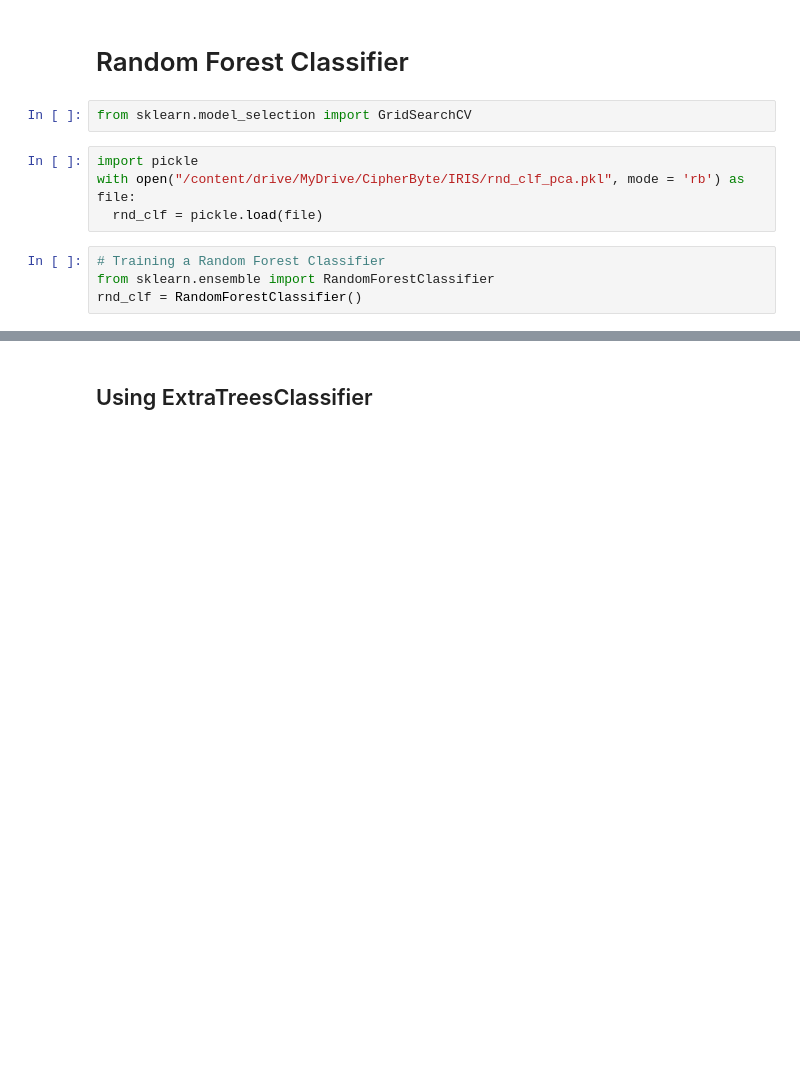
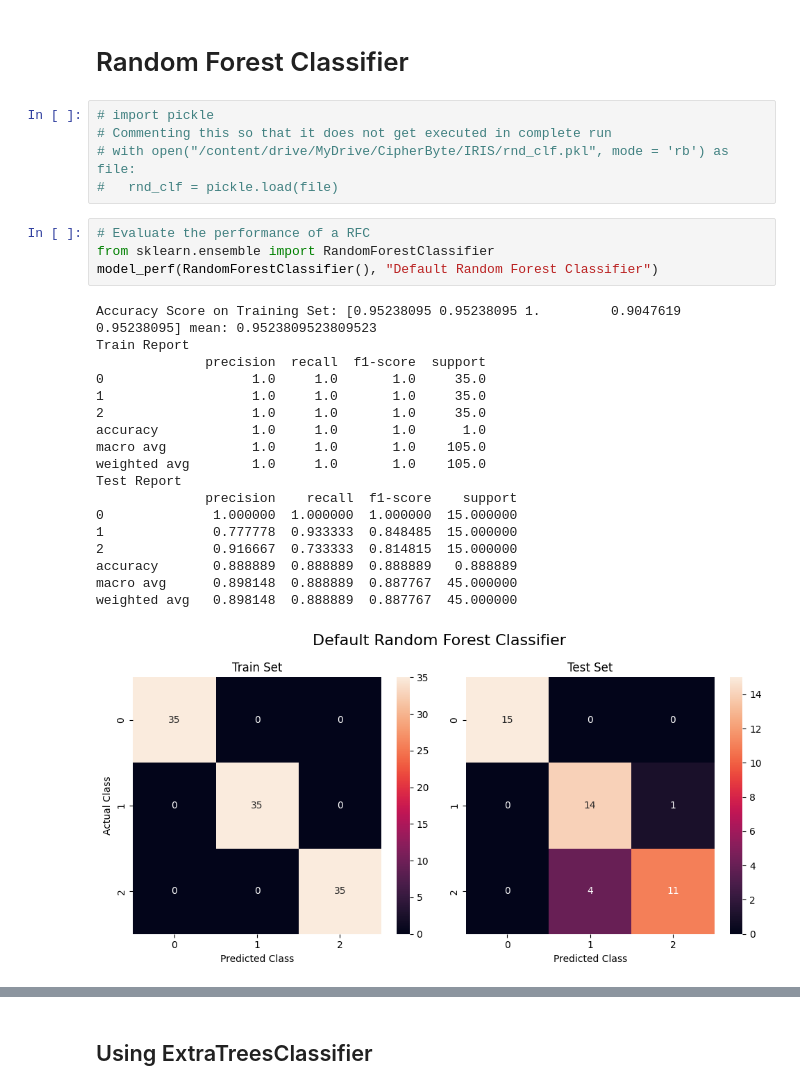
Before and after one commit to Manan-Parakh/CBTCIP-, a Jupyter notebook: IRIS/Iris_Flower_Classification.ipynb, the cells around one changed output, grey strips where cells are left out. Drawn from its saved outputs; the diff is of its cells as text; blank space fills up the shorter version.

```diff
--- a/IRIS/Iris_Flower_Classification.ipynb
+++ b/IRIS/Iris_Flower_Classification.ipynb
@@ -239,12 +215,30 @@ def model_perf(model, figsave = True):
 # %% [markdown]
 # Random Forest Classifier
-# %%
-from sklearn.model_selection import GridSearchCV
 # %%
-import pickle
-with open("/content/drive/MyDrive/CipherByte/IRIS/rnd_clf_pca.pkl", mode = 'rb') as file:
-  rnd_clf = pickle.load(file)
+# import pickle
+# Commenting this so that it does not get executed in complete run
+# with open("/content/drive/MyDrive/CipherByte/IRIS/rnd_clf.pkl", mode = 'rb') as file:
+#   rnd_clf = pickle.load(file)
 # %%
-# Training a Random Forest Classifier
+# Evaluate the performance of a RFC
 from sklearn.ensemble import RandomForestClassifier
-rnd_clf = RandomForestClassifier()
+model_perf(RandomForestClassifier(), "Default Random Forest Classifier")
+# %% [output]
+Accuracy Score on Training Set: [0.95238095 0.95238095 1.         0.9047619  0.95238095] mean: 0.9523809523809523
+Train Report
+              precision  recall  f1-score  support
+0                   1.0     1.0       1.0     35.0
+1                   1.0     1.0       1.0     35.0
+2                   1.0     1.0       1.0     35.0
+accuracy            1.0     1.0       1.0      1.0
+macro avg           1.0     1.0       1.0    105.0
+weighted avg        1.0     1.0       1.0    105.0
+Test Report
+              precision    recall  f1-score    support
+0              1.000000  1.000000  1.000000  15.000000
+1              0.777778  0.933333  0.848485  15.000000
+2              0.916667  0.733333  0.814815  15.000000
+accuracy       0.888889  0.888889  0.888889   0.888889
+macro avg      0.898148  0.888889  0.887767  45.000000
+weighted avg   0.898148  0.888889  0.887767  45.000000
+[figure, added]
```
Also changed, not shown: parts of 61 cells of this notebook.
